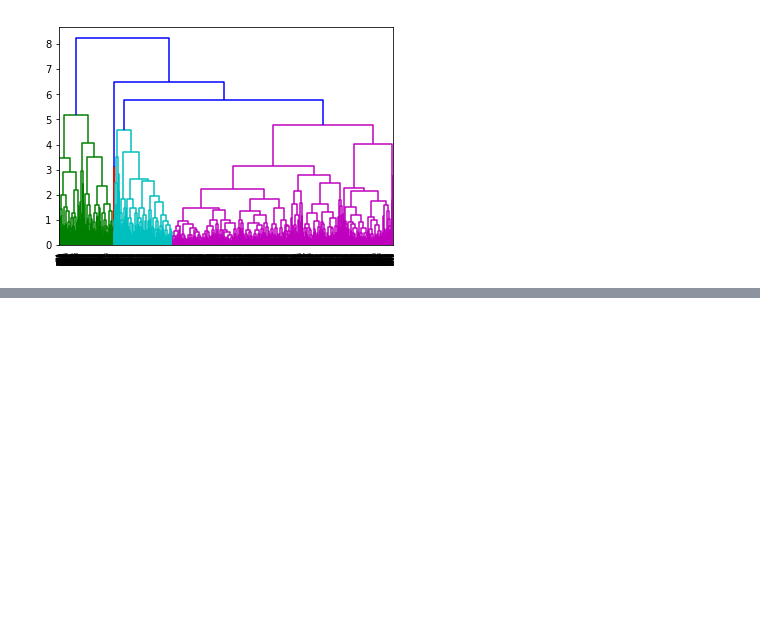
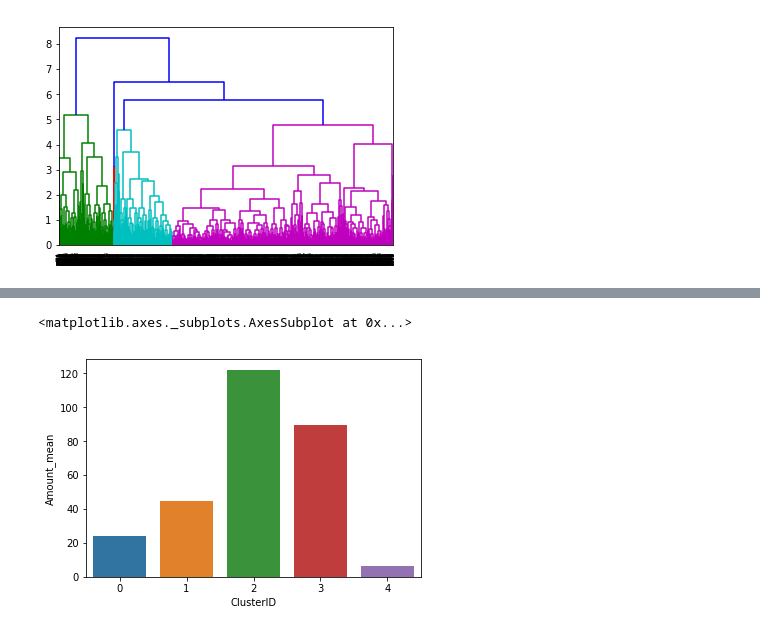
Before and after one commit to iamurali/upgrad_ml_ai, a Jupyter notebook: KMeansClustering/Retailers_clustering.ipynb, the cells around one changed output, grey strips where cells are left out. Drawn from its saved outputs; the diff is of its cells as text; code cells hidden in the pictures; blank space fills up the shorter version.

Commit message:
Add hierarichal clustering for retailers and cricket players problem

```diff
--- a/KMeansClustering/Retailers_clustering.ipynb
+++ b/KMeansClustering/Retailers_clustering.ipynb
@@ -460,3 +462,15 @@ dendrogram(mergings)
 plt.show()
 # %% [output]
 [figure]
+# %%
+clusterCut = pd.Series(cut_tree(mergings, n_clusters = 5).reshape(-1,))
+RFM_hc = pd.concat([monetary, clusterCut], axis=1)
+RFM_hc.columns = ['CustomerID', 'Frequency', 'Amount', 'Recency', 'ClusterID']
+# %%
+km_clusters_amount = pd.DataFrame(RFM_hc.groupby(["ClusterID"]).Amount.mean())
+km_clusters_frequency = pd.DataFrame(RFM_hc.groupby(["ClusterID"]).Frequency.mean())
+km_clusters_recency = pd.DataFrame(RFM_hc.groupby(["ClusterID"]).Recency.mean())
+# %%
+df = pd.concat([pd.Series([0,1,2,3,4]), km_clusters_amount, km_clusters_frequency, km_clusters_recency], axis=1)
+df.columns = ["ClusterID", "Amount_mean", "Frequency_mean", "Recency_mean"]
+df.head()
@@ -462,0 +484,5 @@ plt.show()
+# %%
+sns.barplot(x=df.ClusterID, y=df.Amount_mean)
+# %% [output]
+<matplotlib.axes._subplots.AxesSubplot at 0x...>
+[figure, added]
```
Also changed, not shown: parts of 4 cells of this notebook, 1 other file.
